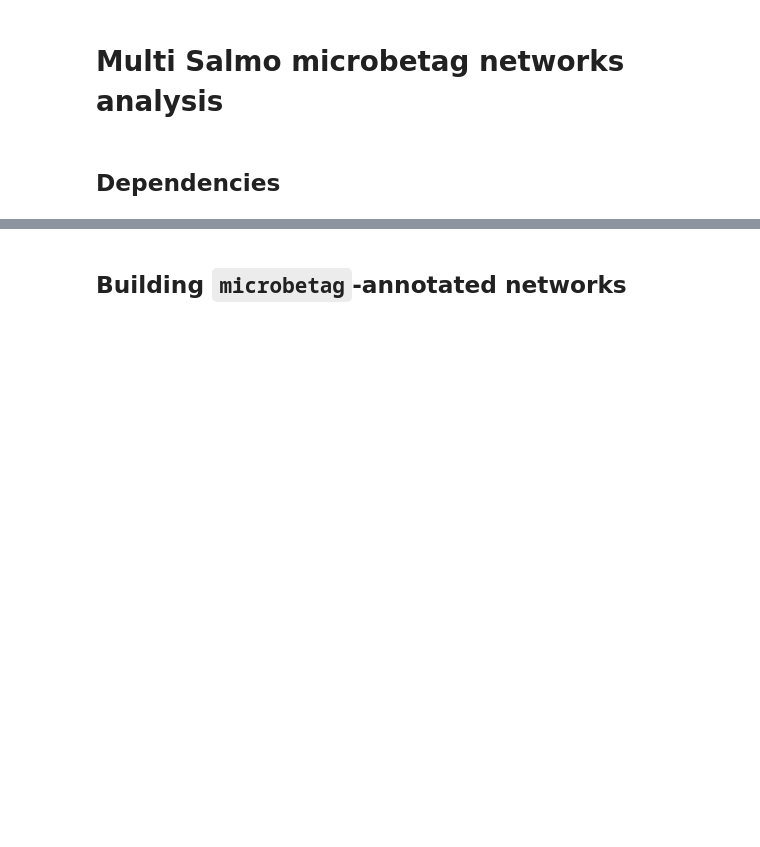
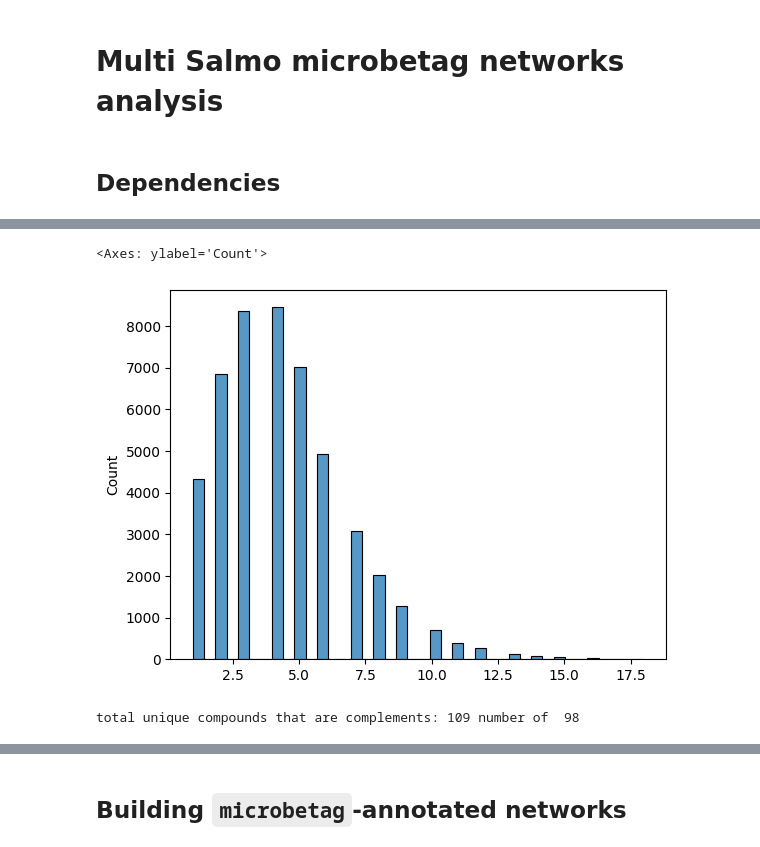
Before and after one commit to hariszaf/AMAC005_chicken_salmonella, a Jupyter notebook: microbetag_analysis/mtg_analysis.ipynb, the cells around one changed output, grey strips where cells are left out. Drawn from its saved outputs; the diff is of its cells as text; code cells hidden in the pictures; blank space fills up the shorter version.

```diff
--- a/microbetag_analysis/mtg_analysis.ipynb
+++ b/microbetag_analysis/mtg_analysis.ipynb
@@ -25,0 +117,3 @@ from utils import *
+# %%
+with open("mgg_prec/seeds_complementarity/seed_complements.pckl", "rb") as f:
+    seeds_df = pickle.load(f)
@@ -25,0 +127,27 @@ from utils import *
+# %%
+counter = 0
+number_of_complements = []
+times_a_compound_is_a_complement = {}
+for i in range(seeds_df.shape[0]):
+    for j in range(seeds_df.shape[1]):
+        if len(seeds_df.iat[i, j]) > 0:
+            number_of_complements.append(len(seeds_df.iat[i, j]))
+
+            for compound in seeds_df.iat[i, j]:
+                if compound not in times_a_compound_is_a_complement:
+                    times_a_compound_is_a_complement[compound] = 0
+                times_a_compound_is_a_complement[compound] += 1
+# %%
+sns.histplot(number_of_complements, bins=40)
+# %% [output]
+<Axes: ylabel='Count'>
+[figure, added]
+# %%
+print(
+    "total unique compounds that are complements:",
+    len(times_a_compound_is_a_complement),
+    "number of ",
+    len(set(sorted(list(times_a_compound_is_a_complement.values()))))
+)
+# %% [output]
+total unique compounds that are complements: 109 number of  98
```
Also changed, not shown: parts of 24 cells of this notebook, 4 other files.
